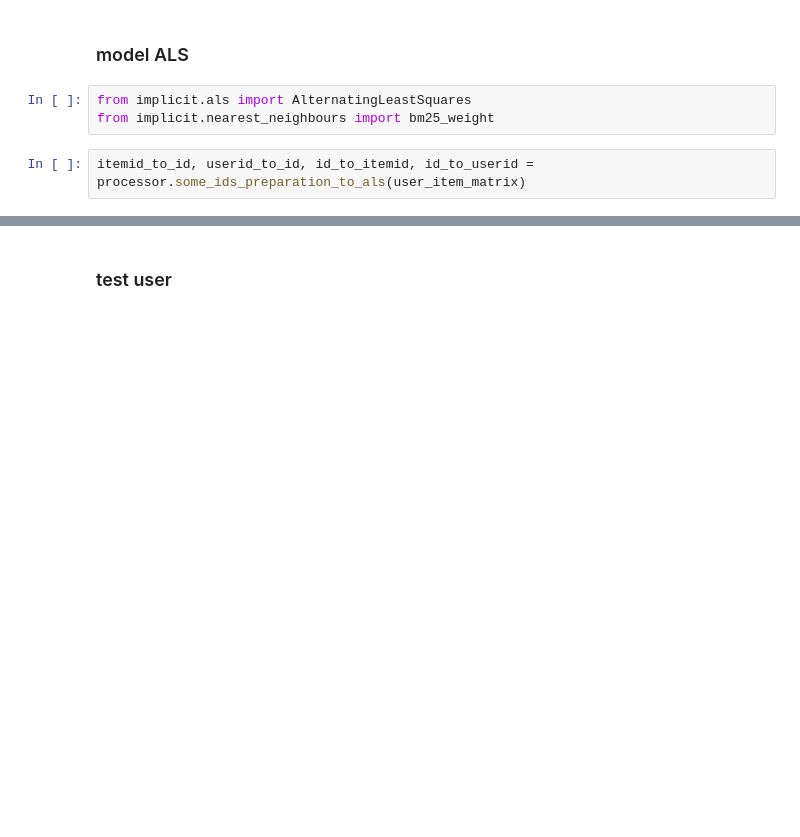
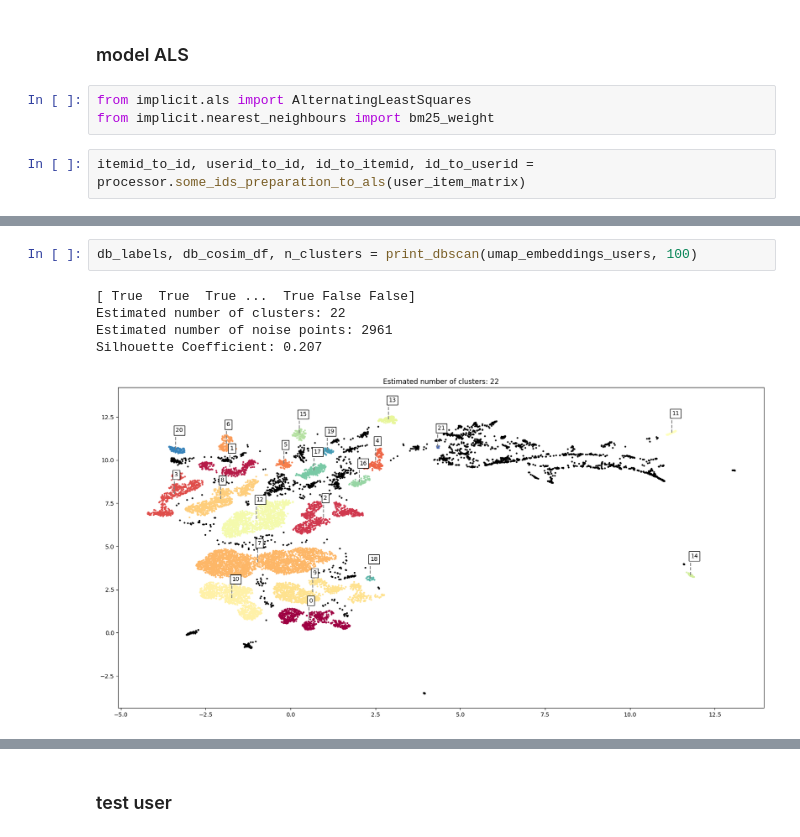
Before and after one commit to kaledinaoksana/SberMarketComp, a Jupyter notebook: main.ipynb, the cells around one changed output, grey strips where cells are left out. Cells and saved outputs as stored; diff of their text form; blank space fills up the shorter version.

```diff
--- a/main.ipynb
+++ b/main.ipynb
@@ -149,0 +263,8 @@ from modules import processor
+# %%
+db_labels, db_cosim_df, n_clusters = print_dbscan(umap_embeddings_users, 100)
+# %% [output]
+[ True  True  True ...  True False False]
+Estimated number of clusters: 22
+Estimated number of noise points: 2961
+Silhouette Coefficient: 0.207
+[figure, added]
```
Also changed, not shown: parts of 39 cells of this notebook.
